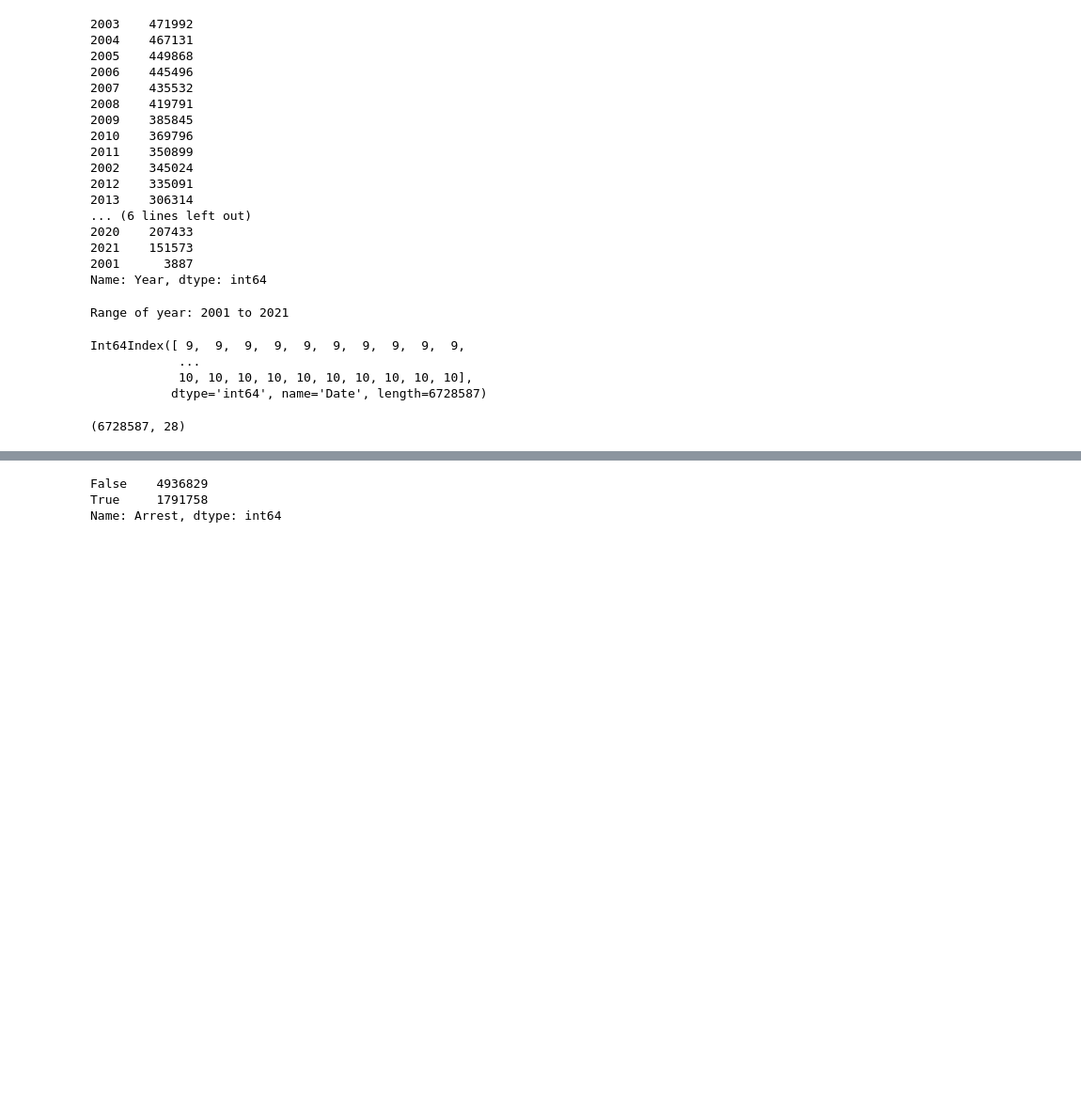
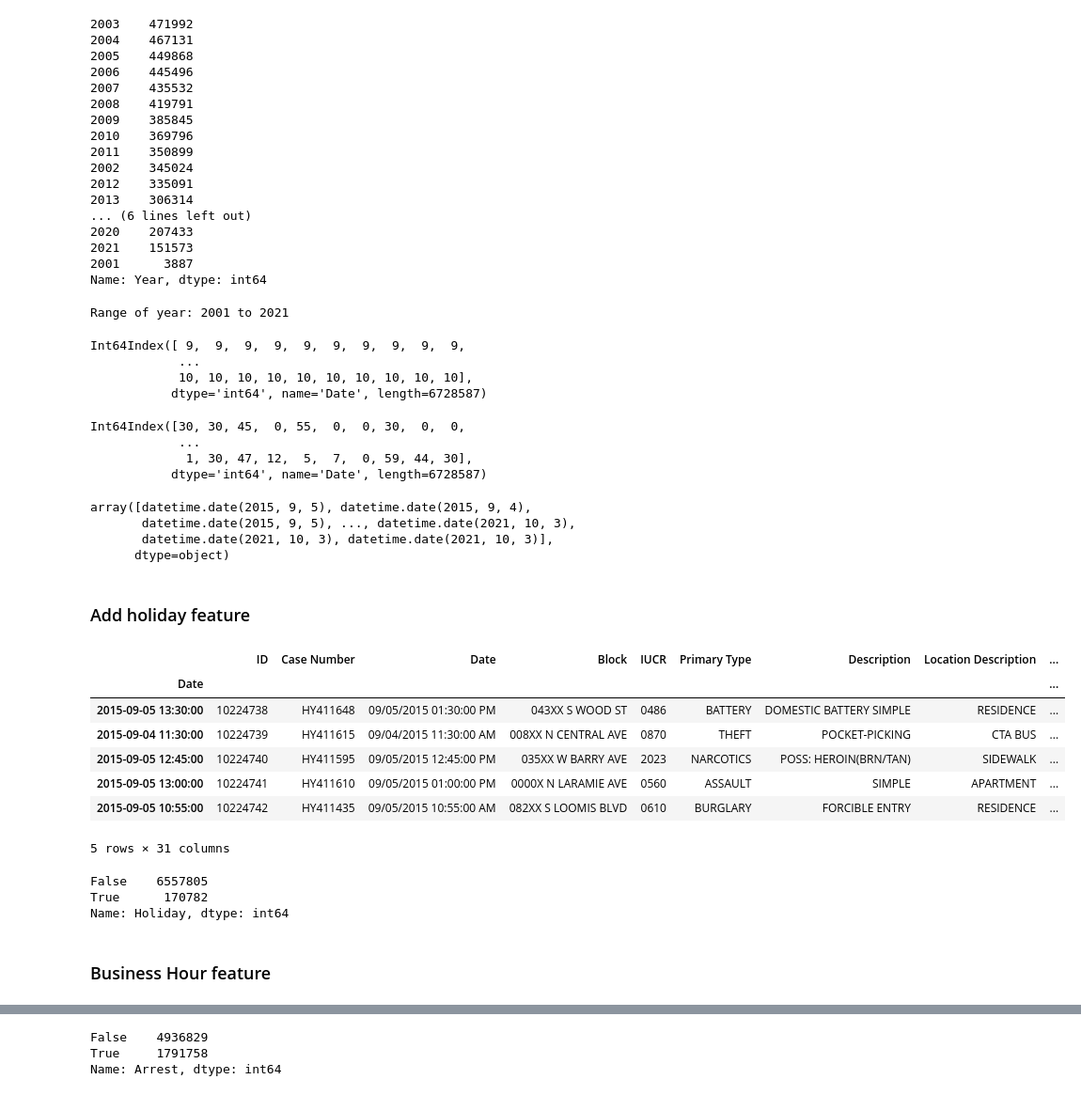
Before and after one commit to ajshedivy/CrimeAnalysisML, a Jupyter notebook: EDA/data_download.ipynb, the cells around one changed output, grey strips where cells are left out. Shown at 94% size. Cells and saved outputs as stored; diff of their text form; code cells hidden in the pictures; blank space fills up the shorter version.

```diff
--- a/EDA/data_download.ipynb
+++ b/EDA/data_download.ipynb
@@ -152,7 +129,34 @@ dayOfYear = list(data.index.dayofyear)
 
 weekOfYear = [math.ceil(i/7) for i in dayOfYear]
 data['weekOfYear'] = weekOfYear
+# %%
+data.index.minute
+# %% [output]
+Int64Index([30, 30, 45,  0, 55,  0,  0, 30,  0,  0,
+            ...
+             1, 30, 47, 12,  5,  7,  0, 59, 44, 30],
+           dtype='int64', name='Date', length=6728587)
 # %%
-data.shape
+data['Hour'] = data.index.hour
+data['Day']  = data.index.day
+data['Minute'] = data.index.minute
-# %% [output]
-(6728587, 28)
+# %%
+data.index.date
+# %% [output]
+array([datetime.date(2015, 9, 5), datetime.date(2015, 9, 4),
+       datetime.date(2015, 9, 5), ..., datetime.date(2021, 10, 3),
+       datetime.date(2021, 10, 3), datetime.date(2021, 10, 3)],
+      dtype=object)
+# %% [markdown]
+### Add holiday feature
+# %%
+data.head()
+# %% [output]
+|  | ID | Case Number | Date | Block | IUCR | Primary Type | Description | Location Description | ... |
+| Date |  |  |  |  |  |  |  |  | ... |
+| 2015-09-05 13:30:00 | 10224738 | HY411648 | 09/05/2015 01:30:00 PM | 043XX S WOOD ST | 0486 | BATTERY | DOMESTIC BATTERY SIMPLE | RESIDENCE | ... |
+| 2015-09-04 11:30:00 | 10224739 | HY411615 | 09/04/2015 11:30:00 AM | 008XX N CENTRAL AVE | 0870 | THEFT | POCKET-PICKING | CTA BUS | ... |
+| 2015-09-05 12:45:00 | 10224740 | HY411595 | 09/05/2015 12:45:00 PM | 035XX W BARRY AVE | 2023 | NARCOTICS | POSS: HEROIN(BRN/TAN) | SIDEWALK | ... |
+| 2015-09-05 13:00:00 | 10224741 | HY411610 | 09/05/2015 01:00:00 PM | 0000X N LARAMIE AVE | 0560 | ASSAULT | SIMPLE | APARTMENT | ... |
+| 2015-09-05 10:55:00 | 10224742 | HY411435 | 09/05/2015 10:55:00 AM | 082XX S LOOMIS BLVD | 0610 | BURGLARY | FORCIBLE ENTRY | RESIDENCE | ... |
+5 rows × 31 columns
@@ -158,0 +171,8 @@ data.shape
+# %%
+data['Holiday'].value_counts()
+# %% [output]
+False    6557805
+True      170782
+Name: Holiday, dtype: int64
+# %% [markdown]
+### Business Hour feature
```
Also changed, not shown: parts of 56 cells of this notebook, 2 other files.
